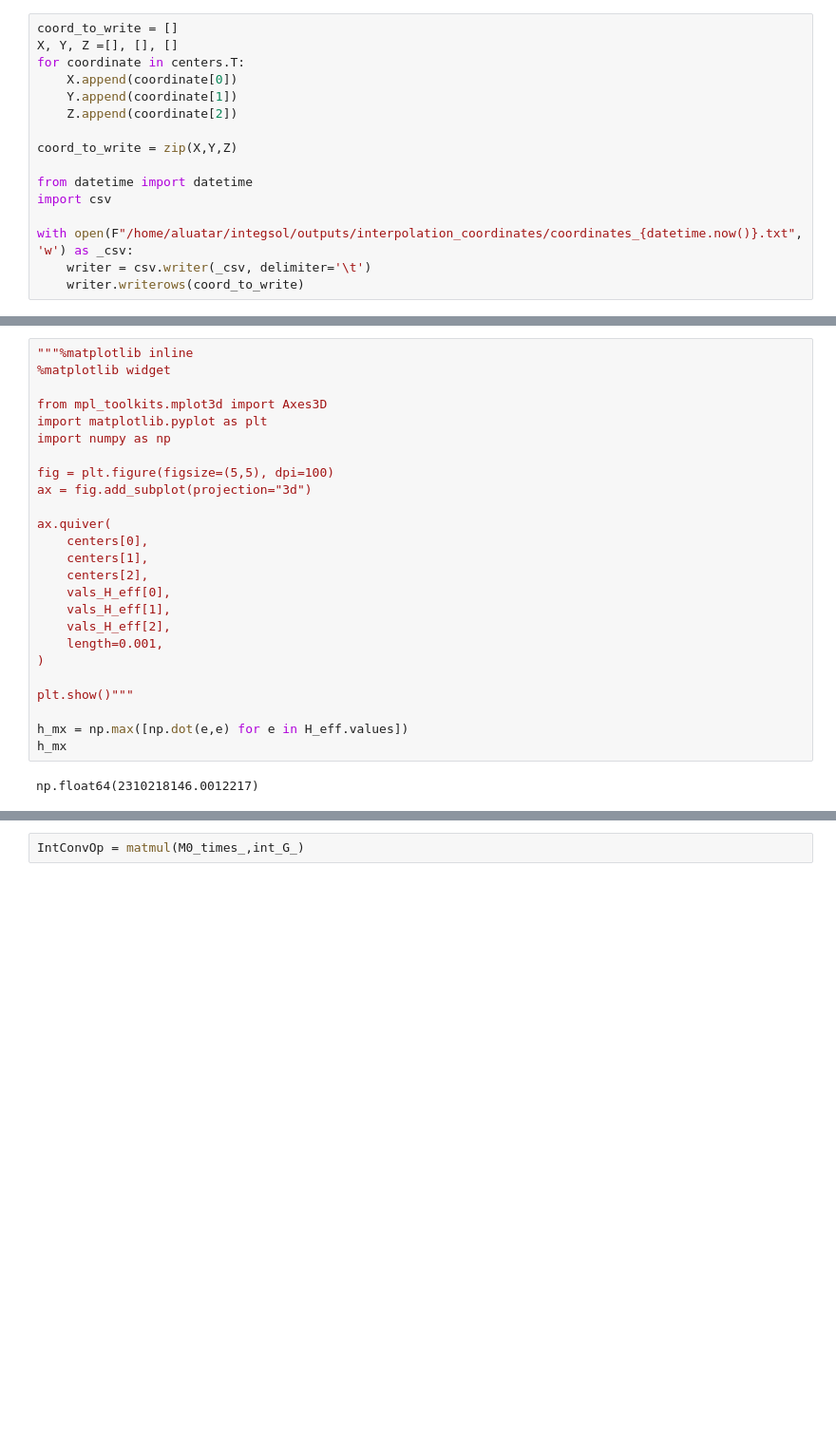
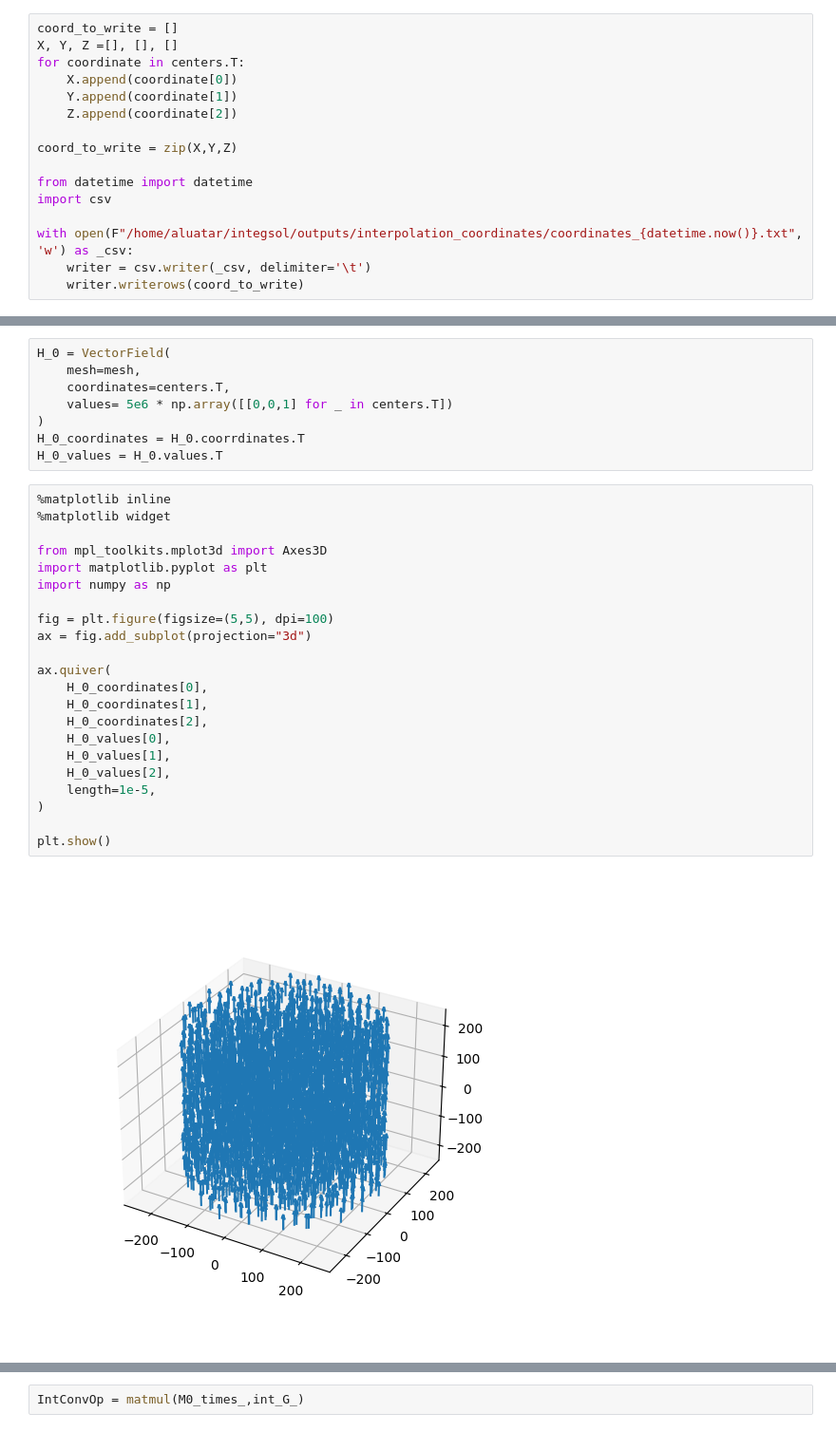
Before and after one commit to aluatar/integsol, a Jupyter notebook: playgroung.ipynb, the cells around one changed output, grey strips where cells are left out. Shown: that part at 95% size. Cells and saved outputs as stored; diff of their text form; blank space fills up the shorter version.

```diff
--- a/playgroung.ipynb
+++ b/playgroung.ipynb
@@ -108,30 +105,35 @@ H_eff = VectorField.read_to_mesh(
 vals_H_eff = H_eff.values.T"""
 # %% [output]
 '_H_eff = H_eff.vectorize()\nvals_H_eff = H_eff.values.T'
+# %%
+H_0 = VectorField(
+    mesh=mesh,
+    coordinates=centers.T,
+    values= 5e6 * np.array([[0,0,1] for _ in centers.T])
+)
+H_0_coordinates = H_0.coorrdinates.T
+H_0_values = H_0.values.T
 # %%
-"""%matplotlib inline
+%matplotlib inline
 %matplotlib widget
 
 from mpl_toolkits.mplot3d import Axes3D
 import matplotlib.pyplot as plt
 import numpy as np
 
 fig = plt.figure(figsize=(5,5), dpi=100)
 ax = fig.add_subplot(projection="3d")
 
 ax.quiver(
-    centers[0],
-    centers[1],
-    centers[2],
-    vals_H_eff[0],
-    vals_H_eff[1],
-    vals_H_eff[2],
-    length=0.001,
+    H_0_coordinates[0],
+    H_0_coordinates[1],
+    H_0_coordinates[2],
+    H_0_values[0],
+    H_0_values[1],
+    H_0_values[2],
+    length=1e-5,
 )
 
-plt.show()"""
-
-h_mx = np.max([np.dot(e,e) for e in H_eff.values])
-h_mx
+plt.show()
 # %% [output]
-np.float64(2310218146.0012217)
+[figure, added]
```
Also changed, not shown: parts of 20 cells of this notebook.
